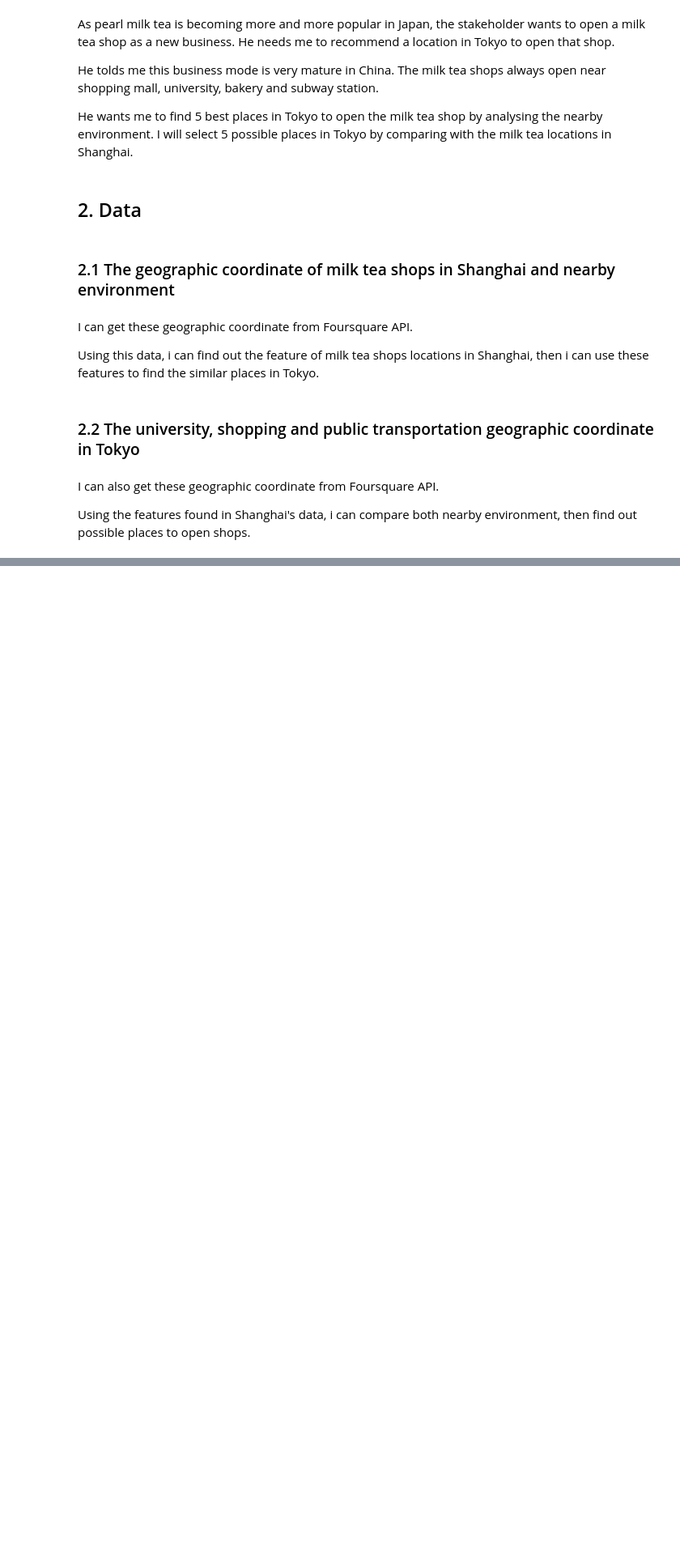
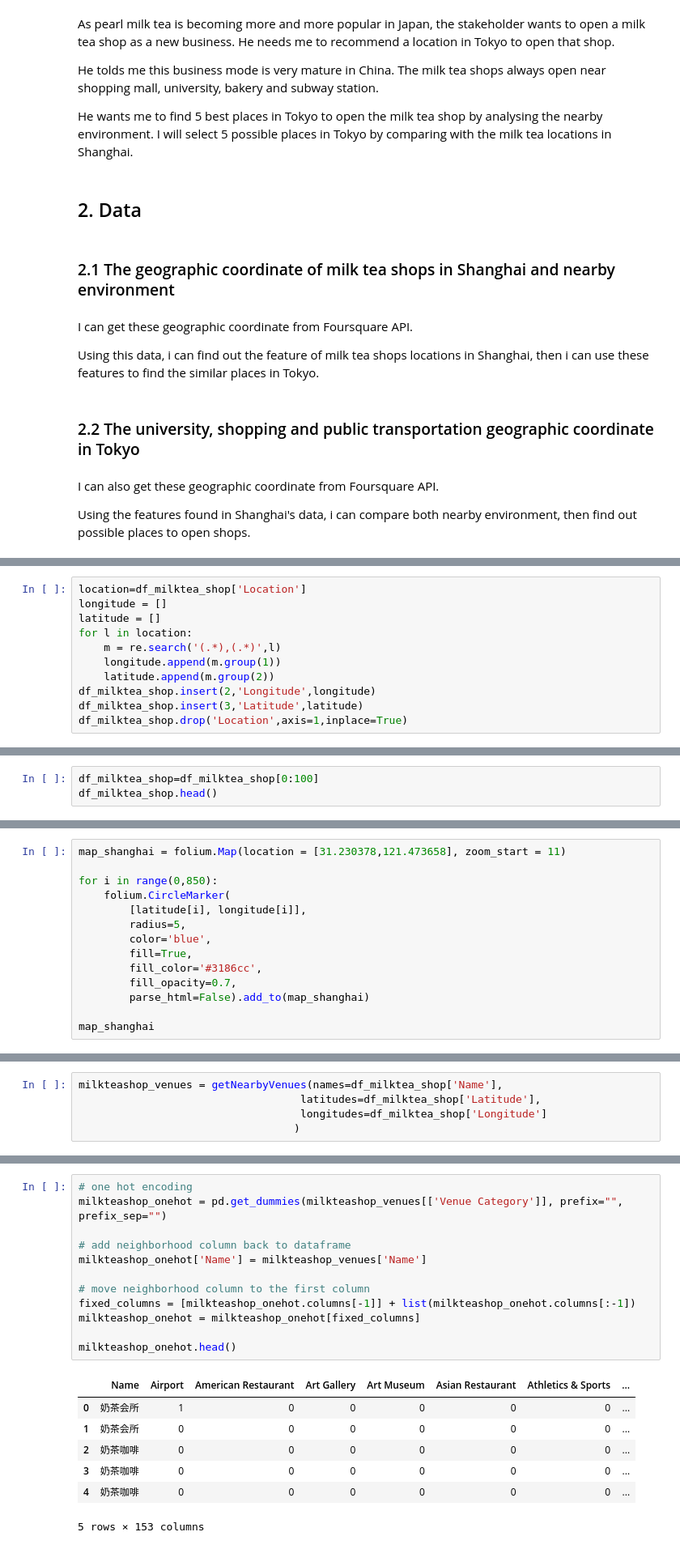
Before and after one commit to DingXu96/The-Battle-of-Neighborhoods, a Jupyter notebook: The Battle of Neighborhoods.ipynb, the cells around one changed output, grey strips where cells are left out. Shown: that part at 81% size. Drawn from its saved outputs; the diff is of its cells as text; blank space fills up the shorter version.

```diff
--- a/The Battle of Neighborhoods.ipynb
+++ b/The Battle of Neighborhoods.ipynb
@@ -25,0 +71,11 @@ Using the features found in Shanghai's data, i can compare both nearby environme
+# %%
+location=df_milktea_shop['Location']
+longitude = []
+latitude = []
+for l in location:
+    m = re.search('(.*),(.*)',l)
+    longitude.append(m.group(1))
+    latitude.append(m.group(2))
+df_milktea_shop.insert(2,'Longitude',longitude)
+df_milktea_shop.insert(3,'Latitude',latitude)
+df_milktea_shop.drop('Location',axis=1,inplace=True)
@@ -25,0 +84,3 @@ Using the features found in Shanghai's data, i can compare both nearby environme
+# %%
+df_milktea_shop=df_milktea_shop[0:100]
+df_milktea_shop.head()
@@ -25,0 +96,14 @@ Using the features found in Shanghai's data, i can compare both nearby environme
+# %%
+map_shanghai = folium.Map(location = [31.230378,121.473658], zoom_start = 11)
+
+for i in range(0,850):
+    folium.CircleMarker(
+        [latitude[i], longitude[i]],
+        radius=5,
+        color='blue',
+        fill=True,
+        fill_color='#3186cc',
+        fill_opacity=0.7,
+        parse_html=False).add_to(map_shanghai)
+
+map_shanghai
@@ -25,0 +147,5 @@ Using the features found in Shanghai's data, i can compare both nearby environme
+# %%
+milkteashop_venues = getNearbyVenues(names=df_milktea_shop['Name'],
+                                   latitudes=df_milktea_shop['Latitude'],
+                                   longitudes=df_milktea_shop['Longitude']
+                                  )
@@ -25,0 +173,20 @@ Using the features found in Shanghai's data, i can compare both nearby environme
+# %%
+# one hot encoding
+milkteashop_onehot = pd.get_dummies(milkteashop_venues[['Venue Category']], prefix="", prefix_sep="")
+
+# add neighborhood column back to dataframe
+milkteashop_onehot['Name'] = milkteashop_venues['Name']
+
+# move neighborhood column to the first column
+fixed_columns = [milkteashop_onehot.columns[-1]] + list(milkteashop_onehot.columns[:-1])
+milkteashop_onehot = milkteashop_onehot[fixed_columns]
+
+milkteashop_onehot.head()
+# %% [output]
+|  | Name | Airport | American Restaurant | Art Gallery | Art Museum | Asian Restaurant | Athletics & Sports | ... |
+| 0 | 奶茶会所 | 1 | 0 | 0 | 0 | 0 | 0 | ... |
+| 1 | 奶茶会所 | 0 | 0 | 0 | 0 | 0 | 0 | ... |
+| 2 | 奶茶咖啡 | 0 | 0 | 0 | 0 | 0 | 0 | ... |
+| 3 | 奶茶咖啡 | 0 | 0 | 0 | 0 | 0 | 0 | ... |
+| 4 | 奶茶咖啡 | 0 | 0 | 0 | 0 | 0 | 0 | ... |
+5 rows × 153 columns
```
Also changed, not shown: parts of 37 cells of this notebook.
